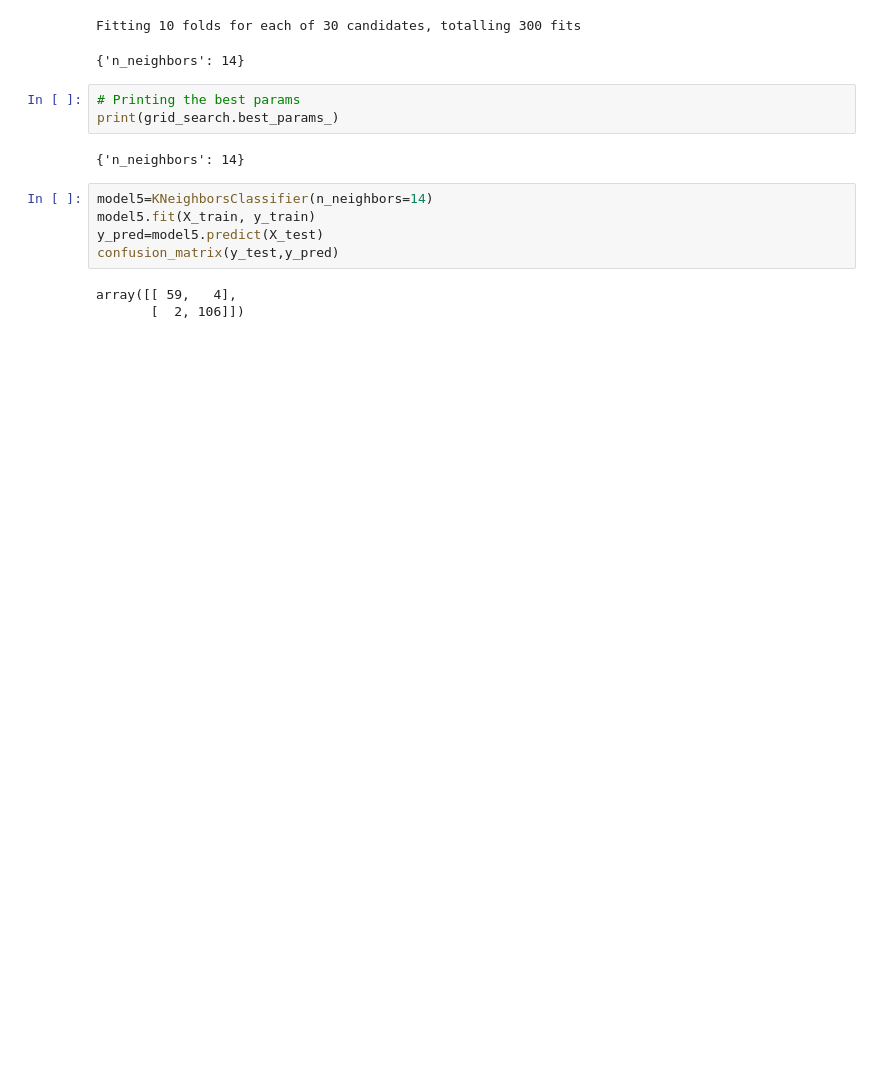
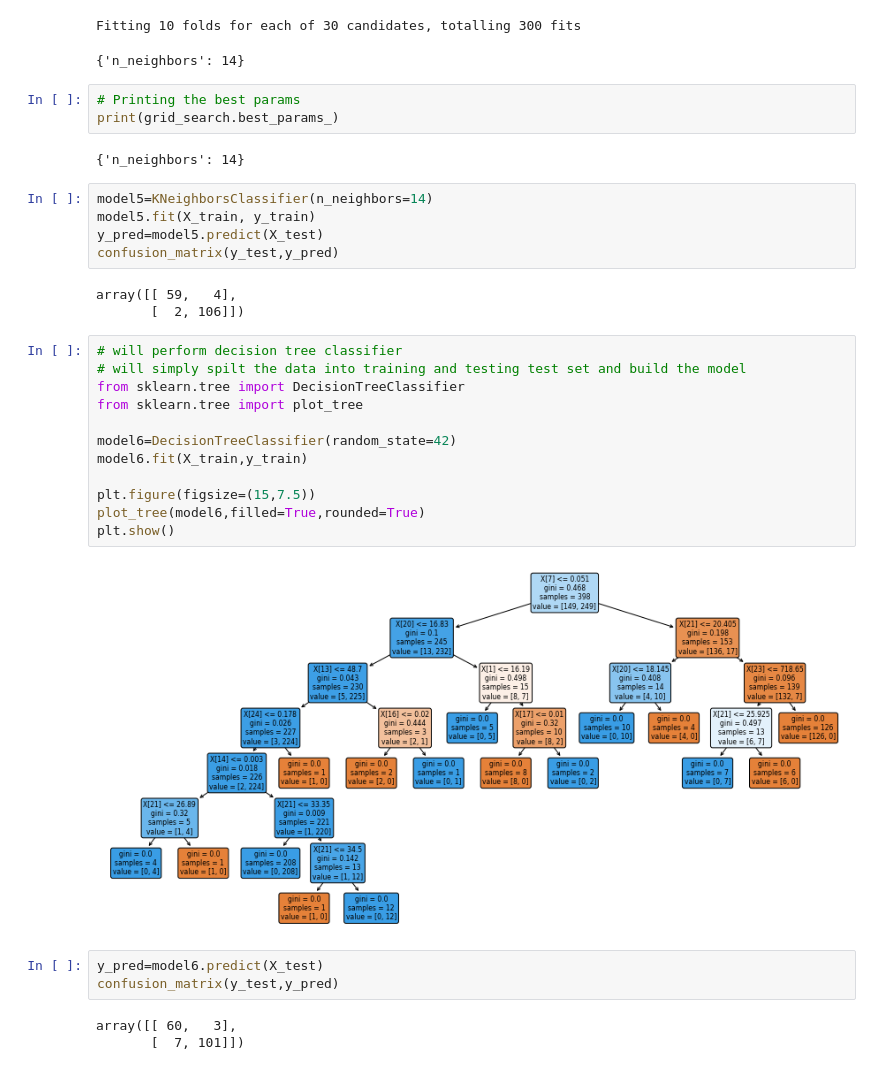
Before and after one commit to jeevan499/Kaggle-Projects-, a Jupyter notebook: Hyper_parameter_tuning_for_classification_problem.ipynb, the cells around one changed output. Drawn from its saved outputs; the diff is of its cells as text; blank space fills up the shorter version.

```diff
--- a/Hyper_parameter_tuning_for_classification_problem.ipynb
+++ b/Hyper_parameter_tuning_for_classification_problem.ipynb
@@ -401,3 +403,23 @@ confusion_matrix(y_test,y_pred)
 # %% [output]
 array([[ 59,   4],
        [  2, 106]])
+# %%
+# will perform decision tree classifier
+# will simply spilt the data into training and testing test set and build the model
+from sklearn.tree import DecisionTreeClassifier
+from sklearn.tree import plot_tree
+
+model6=DecisionTreeClassifier(random_state=42)
+model6.fit(X_train,y_train)
+
+plt.figure(figsize=(15,7.5))
+plot_tree(model6,filled=True,rounded=True)
+plt.show()
+# %% [output]
+[figure, added]
+# %%
+y_pred=model6.predict(X_test)
+confusion_matrix(y_test,y_pred)
+# %% [output]
+array([[ 60,   3],
+       [  7, 101]])
```
Also changed, not shown: parts of 10 cells of this notebook.
